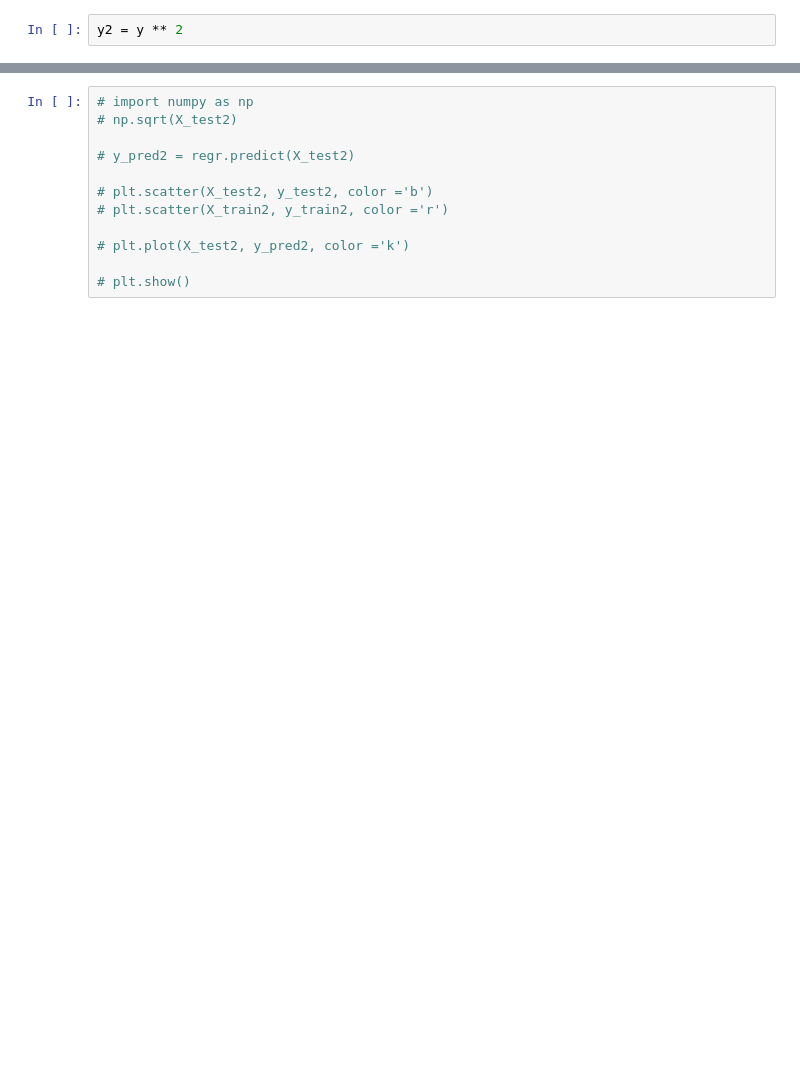
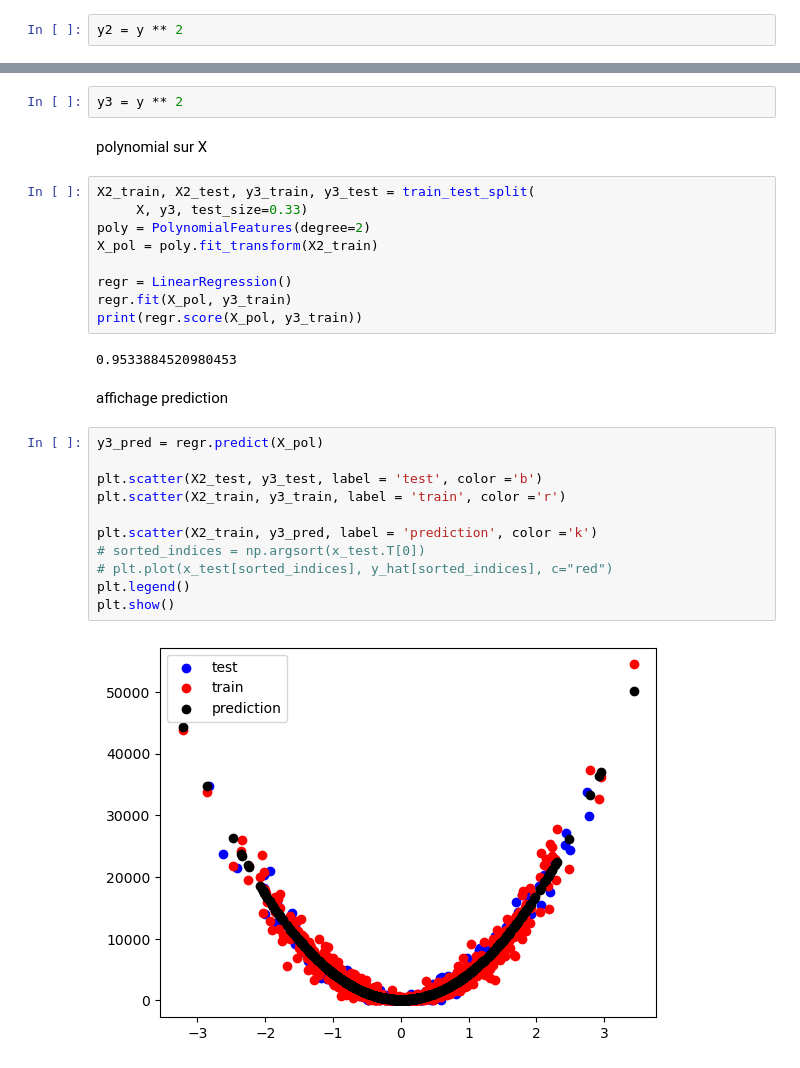
Before and after one commit to ownedge13/simplon_datai_2025, a Jupyter notebook: exercices/scikitlearn.ipynb, the cells around one changed output, grey strips where cells are left out. Cells and saved outputs as stored; diff of their text form; blank space fills up the shorter version.

```diff
--- a/exercices/scikitlearn.ipynb
+++ b/exercices/scikitlearn.ipynb
@@ -100,12 +115,30 @@ plt.show()
-# %%
-# import numpy as np
-# np.sqrt(X_test2)
-
-# y_pred2 = regr.predict(X_test2)
-
-# plt.scatter(X_test2, y_test2, color ='b')
-# plt.scatter(X_train2, y_train2, color ='r')
-
-# plt.plot(X_test2, y_pred2, color ='k')
-
-# plt.show()
+# %%
+y3 = y ** 2
+# %% [markdown]
+polynomial sur X
+# %%
+X2_train, X2_test, y3_train, y3_test = train_test_split(
+     X, y3, test_size=0.33)
+poly = PolynomialFeatures(degree=2)
+X_pol = poly.fit_transform(X2_train)
+
+regr = LinearRegression()
+regr.fit(X_pol, y3_train)
+print(regr.score(X_pol, y3_train))
+# %% [output]
+0.9533884520980453
+# %% [markdown]
+affichage prediction
+# %%
+y3_pred = regr.predict(X_pol)
+
+plt.scatter(X2_test, y3_test, label = 'test', color ='b')
+plt.scatter(X2_train, y3_train, label = 'train', color ='r')
+
+plt.scatter(X2_train, y3_pred, label = 'prediction', color ='k')
+# sorted_indices = np.argsort(x_test.T[0])
+# plt.plot(x_test[sorted_indices], y_hat[sorted_indices], c="red")
+plt.legend()
+plt.show()
+# %% [output]
+[figure, added]
```
Also changed, not shown: parts of 21 cells of this notebook, 1 other file.
